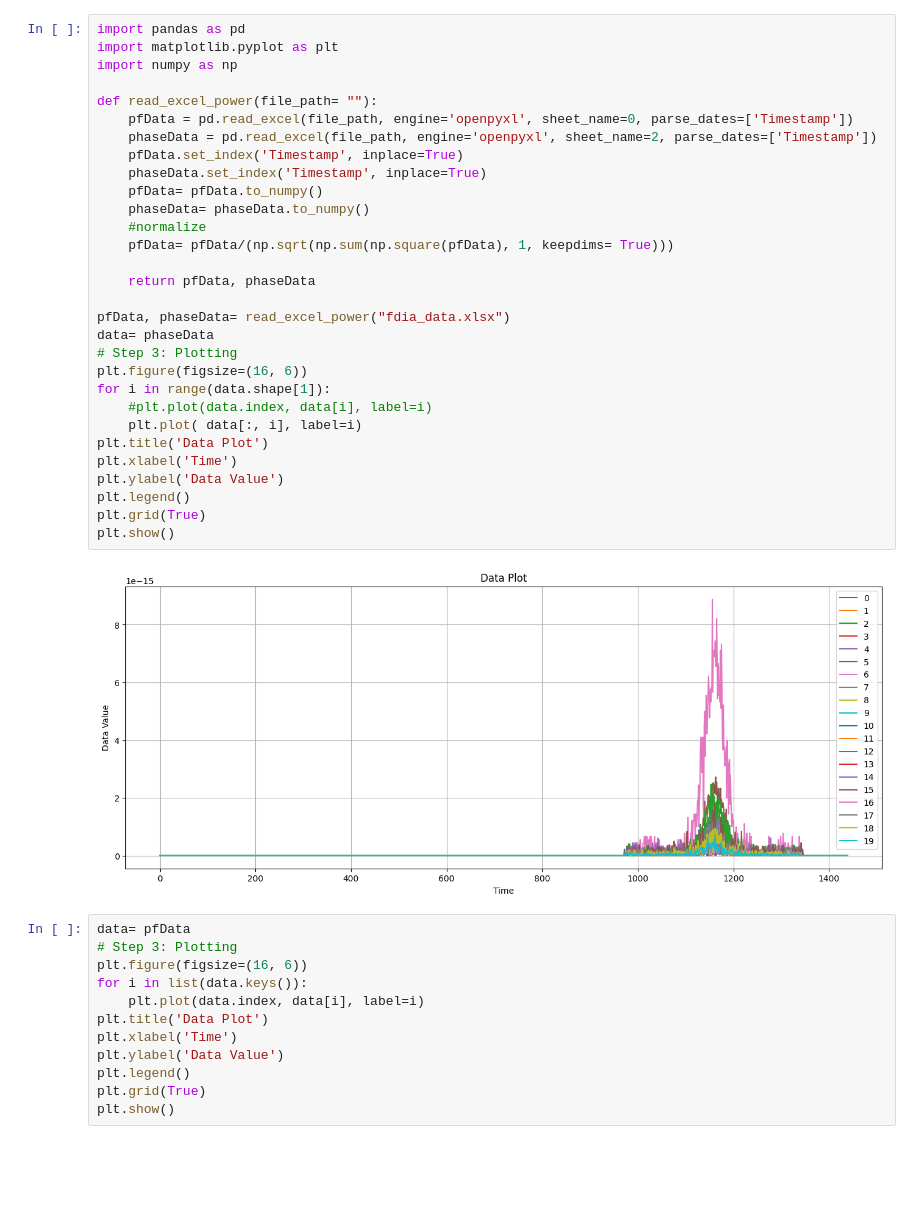
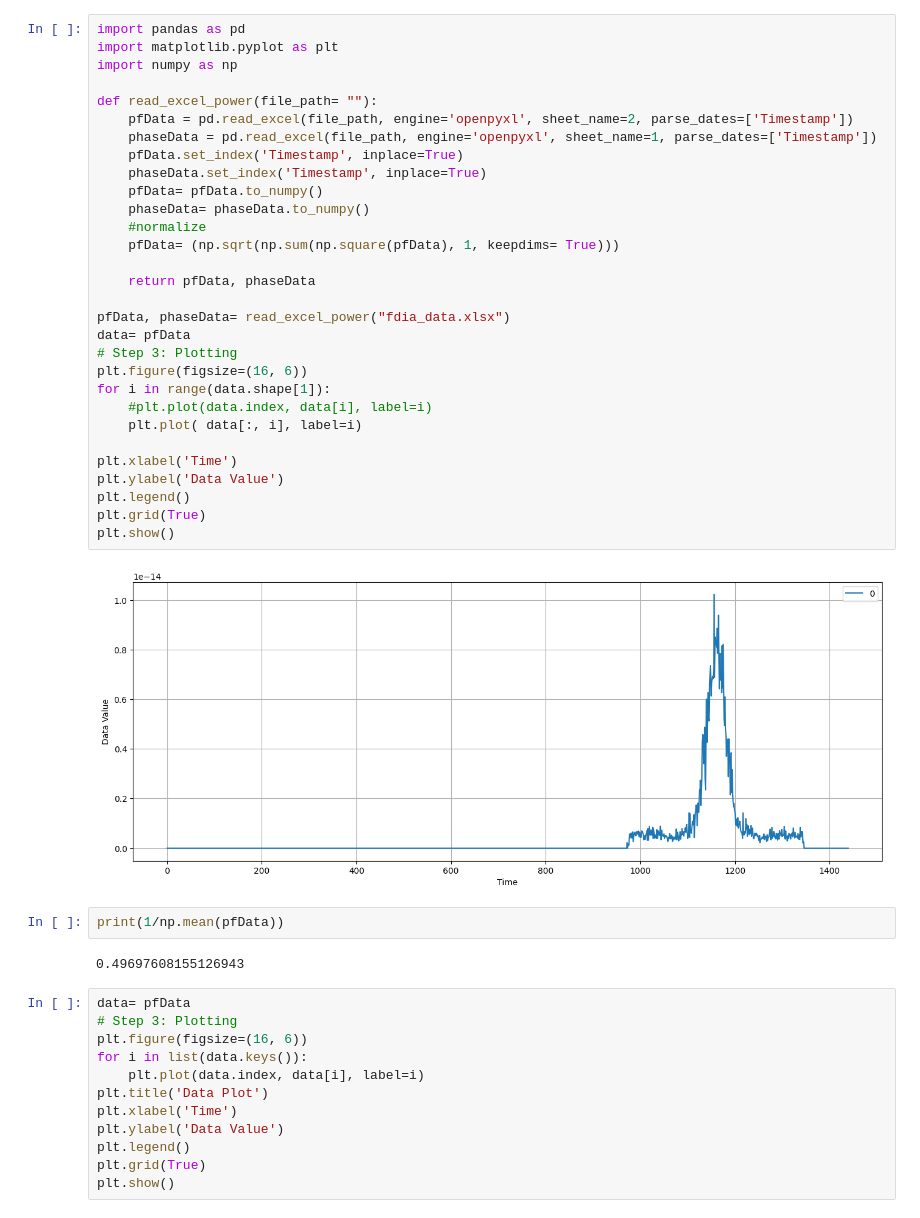
Before and after one commit to bizhili/power_grid_security, a Jupyter notebook: display.ipynb, the cells around one changed output. Cells and saved outputs as stored; diff of their text form; blank space fills up the shorter version.

```diff
--- a/display.ipynb
+++ b/display.ipynb
@@ -1,35 +1,39 @@
 # %%
 import pandas as pd
 import matplotlib.pyplot as plt
 import numpy as np
 
 def read_excel_power(file_path= ""):
-    pfData = pd.read_excel(file_path, engine='openpyxl', sheet_name=0, parse_dates=['Timestamp'])
-    phaseData = pd.read_excel(file_path, engine='openpyxl', sheet_name=2, parse_dates=['Timestamp'])
+    pfData = pd.read_excel(file_path, engine='openpyxl', sheet_name=2, parse_dates=['Timestamp'])
+    phaseData = pd.read_excel(file_path, engine='openpyxl', sheet_name=1, parse_dates=['Timestamp'])
     pfData.set_index('Timestamp', inplace=True)
     phaseData.set_index('Timestamp', inplace=True)
     pfData= pfData.to_numpy()
     phaseData= phaseData.to_numpy()
     #normalize
-    pfData= pfData/(np.sqrt(np.sum(np.square(pfData), 1, keepdims= True)))
+    pfData= (np.sqrt(np.sum(np.square(pfData), 1, keepdims= True)))
 
     return pfData, phaseData
 
 pfData, phaseData= read_excel_power("fdia_data.xlsx")
-data= phaseData
+data= pfData
 # Step 3: Plotting
 plt.figure(figsize=(16, 6))
 for i in range(data.shape[1]):
     #plt.plot(data.index, data[i], label=i)
     plt.plot( data[:, i], label=i)
-plt.title('Data Plot')
+
 plt.xlabel('Time')
 plt.ylabel('Data Value')
 plt.legend()
 plt.grid(True)
 plt.show()
 # %% [output]
-[figure, old version]
+[figure, new version]
+# %%
+print(1/np.mean(pfData))
+# %% [output]
+0.49697608155126943
 # %%
 data= pfData
 # Step 3: Plotting
```
Also changed, not shown: 17 other files.
